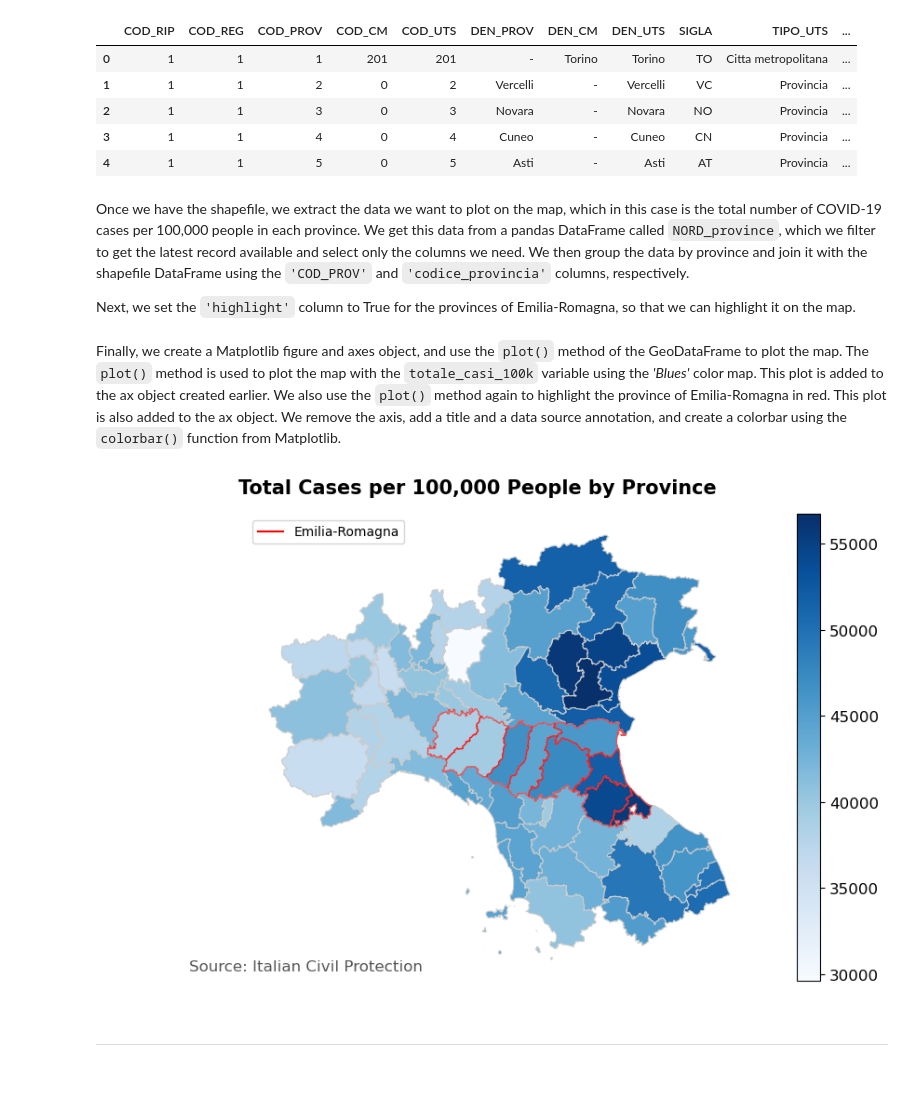
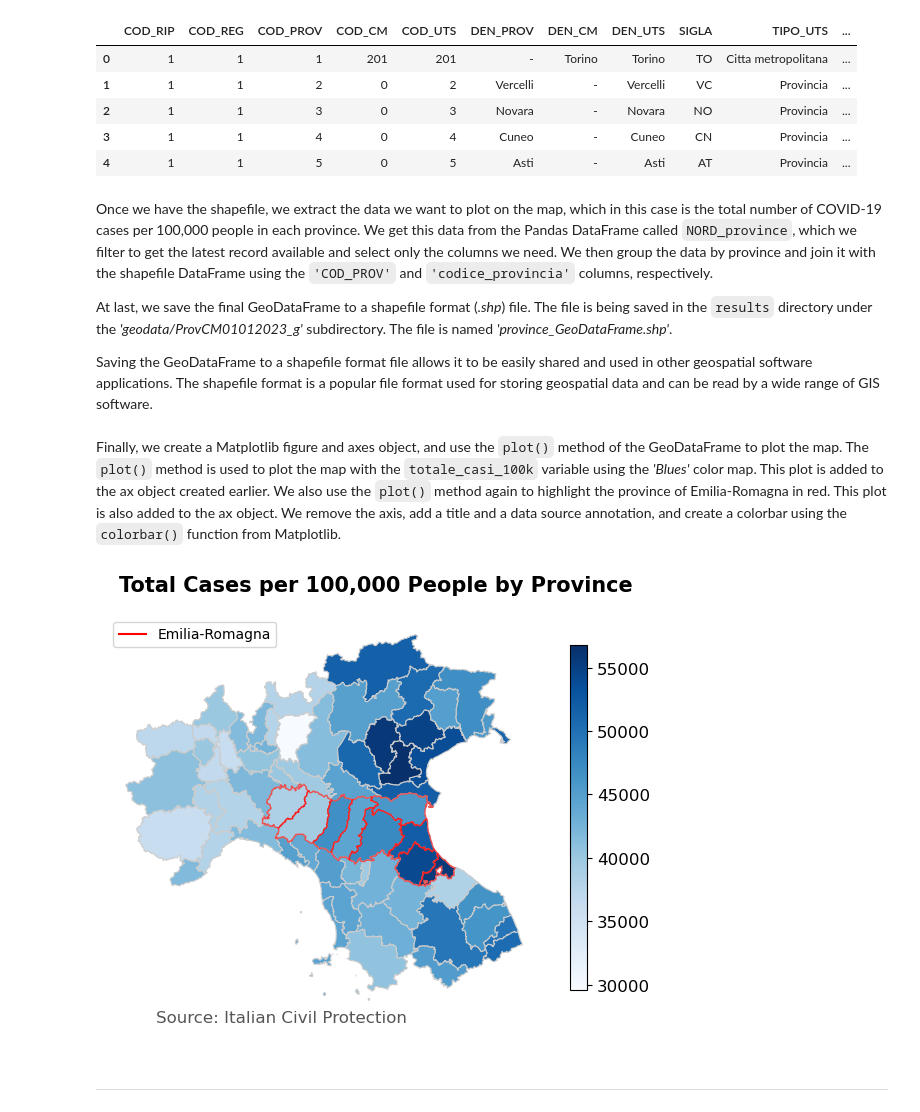
Before and after one commit to zurlog/dpc-covid19, a Jupyter notebook: scripts/dpc-covid19-province.ipynb, the cells around one changed output. Cells and saved outputs as stored; diff of their text form; code cells hidden in the pictures; blank space fills up the shorter version.

```diff
--- a/scripts/dpc-covid19-province.ipynb
+++ b/scripts/dpc-covid19-province.ipynb
@@ -402,6 +407,6 @@ Next, we need to read in a shapefile that contains the geographic boundaries of
 # %%
 # Reading the shapefile previously downloaded and selection the provinces of interest
-map_df = gpd.read_file(f'{DATA_PATH}/Limiti01012023_g/ProvCM01012023_g/ProvCM01012023_g_WGS84.shp').query('COD_REG.isin(@reg_selection)')
+map_df = gpd.read_file(f'{DATA_PATH}/geodata/ProvCM01012023_g/ProvCM01012023_g_WGS84.shp').query('COD_REG.isin(@reg_selection)')
 
 # Check data type so we can see that this is not a normal dataframe, but a GEOdataframe
 # Since a distinction is made for the Metropolitan Cities, we should rely solely on the COD_PROV
@@ -414,9 +419,11 @@ display(map_df.head())
 | 3 | 1 | 1 | 4 | 0 | 4 | Cuneo | - | Cuneo | CN | Provincia | ... |
 | 4 | 1 | 1 | 5 | 0 | 5 | Asti | - | Asti | AT | Provincia | ... |
 # %% [markdown]
-Once we have the shapefile, we extract the data we want to plot on the map, which in this case is the total number of COVID-19 cases per 100,000 people in each province. We get this data from a pandas DataFrame called `NORD_province`, which we filter to get the latest record available and select only the columns we need. We then group the data by province and join it with the shapefile DataFrame using the `'COD_PROV'` and `'codice_provincia'` columns, respectively.
+Once we have the shapefile, we extract the data we want to plot on the map, which in this case is the total number of COVID-19 cases per 100,000 people in each province. We get this data from the Pandas DataFrame called `NORD_province`, which we filter to get the latest record available and select only the columns we need. We then group the data by province and join it with the shapefile DataFrame using the `'COD_PROV'` and `'codice_provincia'` columns, respectively.
 
-Next, we set the `'highlight'` column to True for the provinces of Emilia-Romagna, so that we can highlight it on the map.
+At last, we save the final GeoDataFrame to a shapefile format (*.shp*) file. The file is being saved in the `results` directory under the *'geodata/ProvCM01012023_g'* subdirectory. The file is named *'province_GeoDataFrame.shp'*.
+
+Saving the GeoDataFrame to a shapefile format file allows it to be easily shared and used in other geospatial software applications. The shapefile format is a popular file format used for storing geospatial data and can be read by a wide range of GIS software.
 # %%
 # Select data for the map
 date = np.max(NORD_province.data)
@@ -425,56 +432,55 @@ data_formap.reset_index(inplace=True)
 
 # Join the data with the map GeoDataFrame
 merged = map_df.set_index('COD_PROV').join(data_formap.set_index('codice_provincia')['totale_casi_100k'])
+merged = merged.rename(columns={'totale_casi_100k': 'TCASI_100K'})
 
-# Add a column to highlight the Emilia-Romagna provinces
-merged['highlight'] = merged['COD_REG'] == 8
-merged.head()
-
-# Save the final GeoDataFrame
-file_path = f'{RESULTS_PATH}/province_GeoDataFrame.csv'
-with open(file_path, "w") as f:
-    merged.to_csv(f)
+# Save the final GeoDataFrame to .shp file
+merged.to_file(f'{RESULTS_PATH}/geodata/ProvCM01012023_g/province_GeoDataFrame.shp')
 # %% [markdown]
 Finally, we create a Matplotlib figure and axes object, and use the `plot()` method of the GeoDataFrame to plot the map. The `plot()` method is used to plot the map with the `totale_casi_100k` variable using the *'Blues'* color map. This plot is added to the ax object created earlier. We also use the `plot()` method again to highlight the province of Emilia-Romagna in red. This plot is also added to the ax object. We remove the axis, add a title and a data source annotation, and create a colorbar using the `colorbar()` function from Matplotlib.
 # %%
 # Set a variable that will call whatever column we want to visualize on the map
-variable = 'totale_casi_100k'
+variable = 'TCASI_100K'
 
 # Set the range for the choropleth
-vmin, vmax = (merged.iloc[:,-2].min(), merged.iloc[:,-2].max())
+vmin, vmax = (merged[variable].min(), merged[variable].max())
 
 # Create figure and axes for Matplotlib
-fig, ax = plt.subplots(figsize=(10, 6))
+fig, ax = plt.subplots(figsize=(6, 5))
 
 # Plot the map
 merged.plot(column=variable, cmap='Blues', linewidth=0.8, ax=ax, edgecolor='0.8')
-merged[merged['highlight']].plot(ax=ax, edgecolor='red', facecolor='none', alpha=0.6)
+ER_geo = merged[merged['COD_REG'] == 8]
+ER_geo.plot(ax=ax, edgecolor='red', facecolor='none', alpha=0.6)
 
 # Remove the axis
 ax.axis('off')
+
+# Set the aspect ratio to be equal to the aspect ratio of the figure
+ax.set_aspect('equal', adjustable='datalim')
 
 # Add a title and subtitle
 plt.suptitle('Total Cases per 100,000 People by Province', fontsize=15, fontweight='bold')
 
 # Add an annotation for the data source
 ax.annotate('Source: Italian Civil Protection', xy=(0.1, .08), xycoords='figure fraction',
             horizontalalignment='left', verticalalignment='top', fontsize=12, color='#555555')
 
 # Add a legend with a red line labeled 'Emilia-Romagna'
 ax.plot([], [], color='red', label='Emilia-Romagna')
 ax.legend(loc='upper left')
 
 # Create a colorbar as a legend
 sm = plt.cm.ScalarMappable(cmap='Blues', norm=plt.Normalize(vmin=vmin, vmax=vmax))
 
 # Empty array for the data range
 sm._A = []
 
 # Add the colorbar to the figure
-cbar = fig.colorbar(sm, ax=ax)
+cbar = fig.colorbar(sm, ax=ax, shrink=0.85)
 
 save_fig('province_map')
 # %% [output]
-[figure, old version]
+[figure, new version]
 # %% [markdown]
 ***
```
Also changed, not shown: parts of 5 cells of this notebook, 36 other files.
